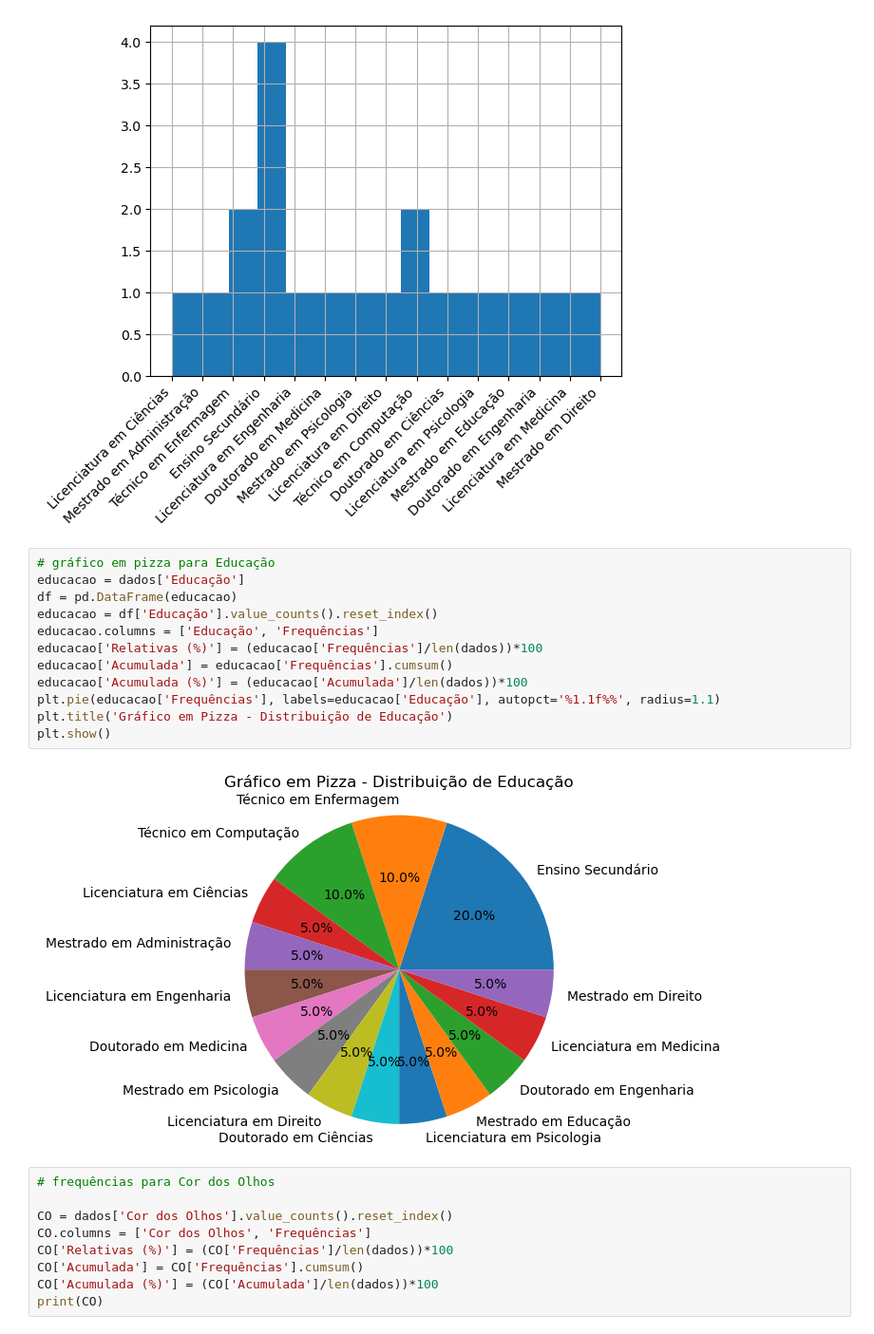
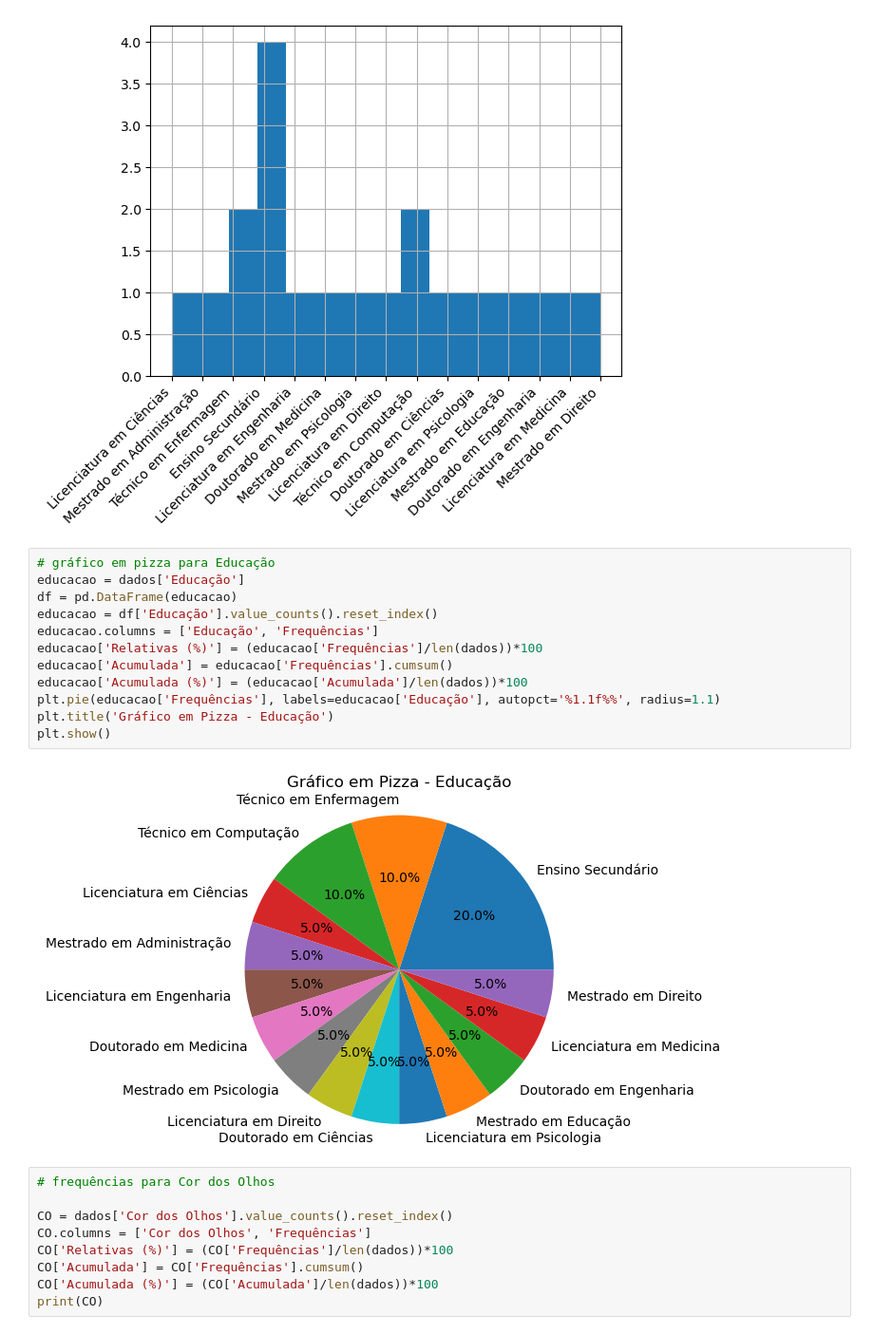
Before and after one commit to laratibolla/mestrado, a Jupyter notebook: METODOS COMPUTACIONAIS/Estatística (JupyterNotebook)/Trabalhos/Trabalho para entregar 15.03/LaraChaves_Trabalho1.ipynb, the cells around one changed output. Shown: that part at 95% size. Saved outputs shown, nothing was run; the diff lists cells and outputs as text.

```diff
--- a/METODOS COMPUTACIONAIS/Estatística (JupyterNotebook)/Trabalhos/Trabalho para entregar 15.03/LaraChaves_Trabalho1.ipynb
+++ b/METODOS COMPUTACIONAIS/Estatística (JupyterNotebook)/Trabalhos/Trabalho para entregar 15.03/LaraChaves_Trabalho1.ipynb
@@ -461,17 +457,17 @@ dados['Educação'].hist(bins=len(df['Educação'].unique()))
 # %%
 # gráfico em pizza para Educação
 educacao = dados['Educação']
 df = pd.DataFrame(educacao)
 educacao = df['Educação'].value_counts().reset_index()
 educacao.columns = ['Educação', 'Frequências']
 educacao['Relativas (%)'] = (educacao['Frequências']/len(dados))*100
 educacao['Acumulada'] = educacao['Frequências'].cumsum()
 educacao['Acumulada (%)'] = (educacao['Acumulada']/len(dados))*100
 plt.pie(educacao['Frequências'], labels=educacao['Educação'], autopct='%1.1f%%', radius=1.1)
-plt.title('Gráfico em Pizza - Distribuição de Educação')
+plt.title('Gráfico em Pizza - Educação')
 plt.show()
 # %% [output]
-[figure, old version]
+[figure, new version]
 # %%
 # frequências para Cor dos Olhos
 
```
Also changed, not shown: parts of 11 cells of this notebook, 34 other files.
